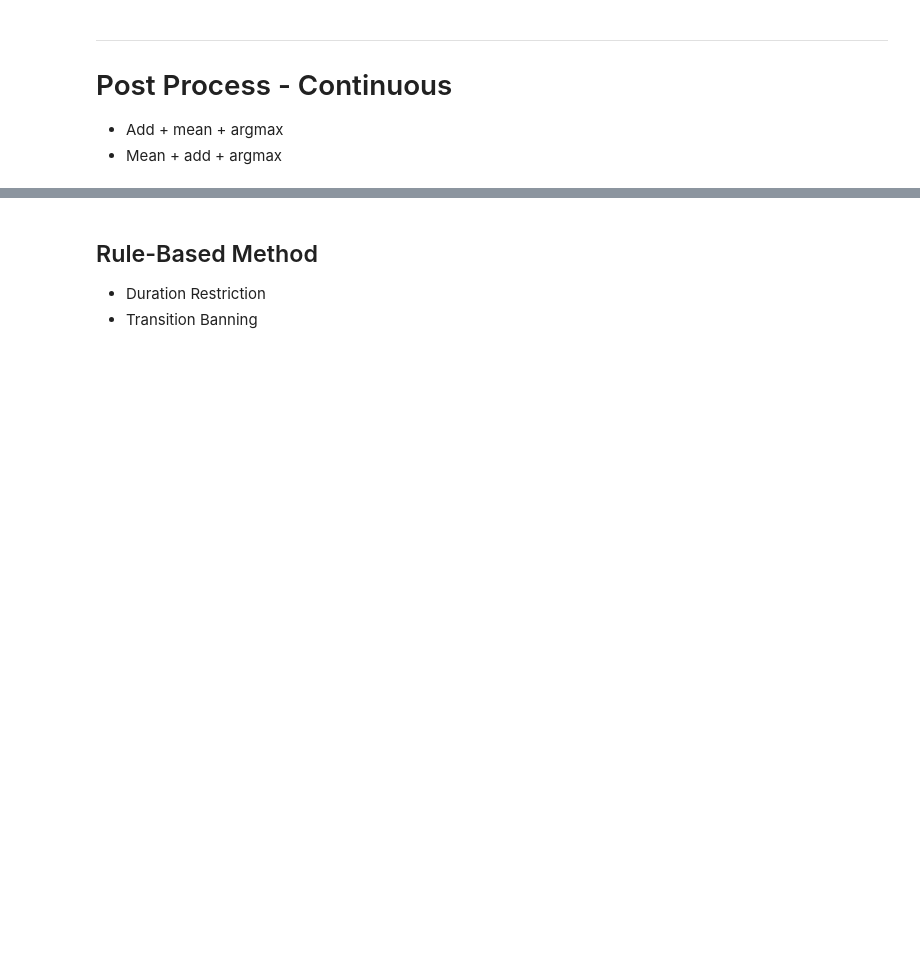
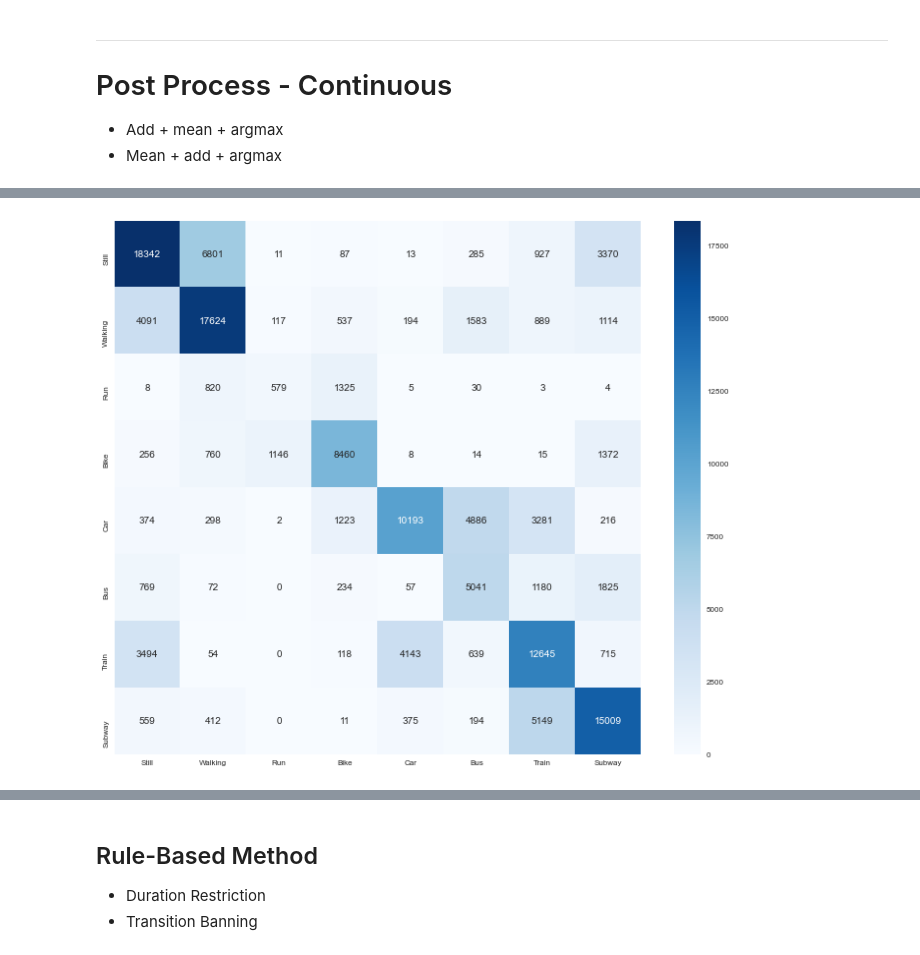
Before and after one commit to Ryanna-github/SHL2021, a Jupyter notebook: 2021-05-31_post_process.ipynb, the cells around one changed output, grey strips where cells are left out. Saved outputs shown, nothing was run; the diff lists cells and outputs as text; code cells hidden in the pictures; blank space fills up the shorter version.

```diff
--- a/2021-05-31_post_process.ipynb
+++ b/2021-05-31_post_process.ipynb
@@ -132,0 +114,5 @@ weighted avg       0.60      0.59      0.59    143958
+# %%
+def plot_box(y, pred):
+    plt.figure(figsize = [12, 10])
+    sns.heatmap(confusion_matrix(y, pred), cmap = 'Blues', annot = True, fmt = 'd', xticklabels = list(label_dic.values()),
+    yticklabels = list(label_dic.values()))
@@ -212,0 +205,4 @@ weighted avg       0.66      0.65      0.65    143958
+# %%
+plot_box(y_val, pred_mean)
+# %% [output]
+[figure, added]
```
Also changed, not shown: parts of 17 cells of this notebook, 3 other files.
